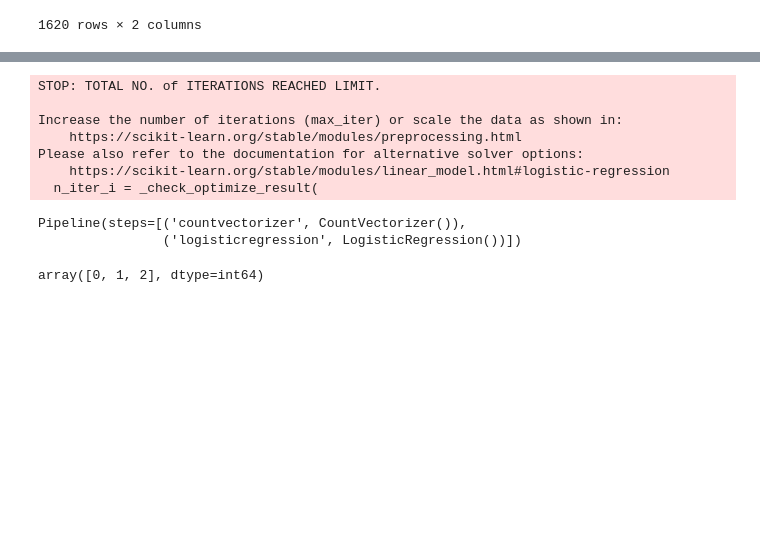
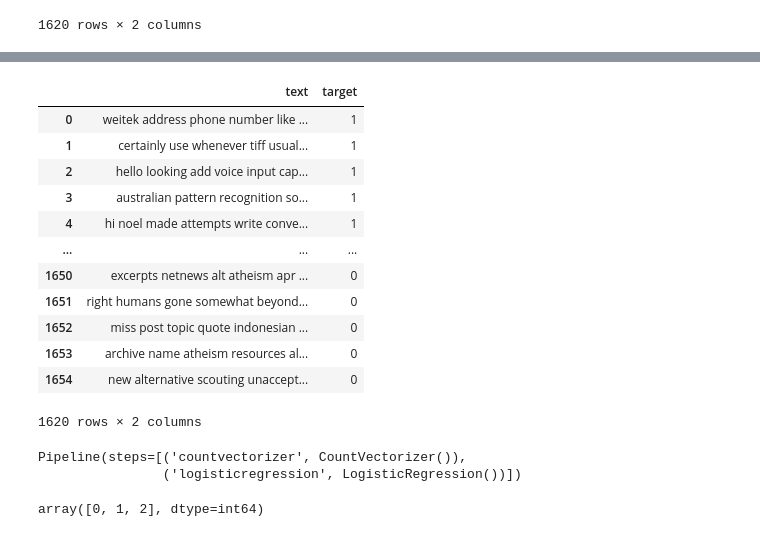
Before and after one commit to ardeliaraminta/ai-assignment, a Jupyter notebook: week-10/cleandata_classification.ipynb, the cells around one changed output, grey strips where cells are left out. Drawn from its saved outputs; the diff is of its cells as text; code cells hidden in the pictures; blank space fills up the shorter version.

```diff
--- a/week-10/cleandata_classification.ipynb
+++ b/week-10/cleandata_classification.ipynb
@@ -144,3 +144,12 @@ df
 | 1653 | archive name atheism resources al... | 0 |
 | 1654 | a new alternative to scouting for... | 0 |
 1620 rows × 2 columns
+# %%
+import nltk
+nltk.download('stopwords')
+from nltk.corpus import stopwords
+
+stop_words = stopwords.words('english')
+df['text'] = df['text'].apply(lambda x: ' '.join([word for word in x.split() if word not in (stop_words)]))
+df
+# %% [output]
@@ -147,3 +159,16 @@ df
+|  | text | target |
+| 0 | weitek address phone number like ... | 1 |
+| 1 | certainly use whenever tiff usual... | 1 |
+| 2 | hello looking add voice input cap... | 1 |
+| 3 | australian pattern recognition so... | 1 |
+| 4 | hi noel made attempts write conve... | 1 |
+| ... | ... | ... |
+| 1650 | excerpts netnews alt atheism apr ... | 0 |
+| 1651 | right humans gone somewhat beyond... | 0 |
+| 1652 | miss post topic quote indonesian ... | 0 |
+| 1653 | archive name atheism resources al... | 0 |
+| 1654 | new alternative scouting unaccept... | 0 |
+1620 rows × 2 columns
 # %%
  # Creating train-test Split
 from sklearn.model_selection import train_test_split
@@ -161,15 +186,8 @@ clf = LogisticRegression()
 pipe = make_pipeline(vec, clf)
 pipe.fit(X_train.text, y_train.target)
 # %% [output]
-STOP: TOTAL NO. of ITERATIONS REACHED LIMIT.
-
-Increase the number of iterations (max_iter) or scale the data as shown in:
-    https://scikit-learn.org/stable/modules/preprocessing.html
-Please also refer to the documentation for alternative solver options:
-    https://scikit-learn.org/stable/modules/linear_model.html#logistic-regression
-  n_iter_i = _check_optimize_result(
+Pipeline(steps=[('countvectorizer', CountVectorizer()),
+                ('logisticregression', LogisticRegression())])
-Pipeline(steps=[('countvectorizer', CountVectorizer()),
-                ('logisticregression', LogisticRegression())])
 # %%
 clf.classes_
 # %% [output]
```
Also changed, not shown: parts of 3 cells of this notebook, 4 other files.
